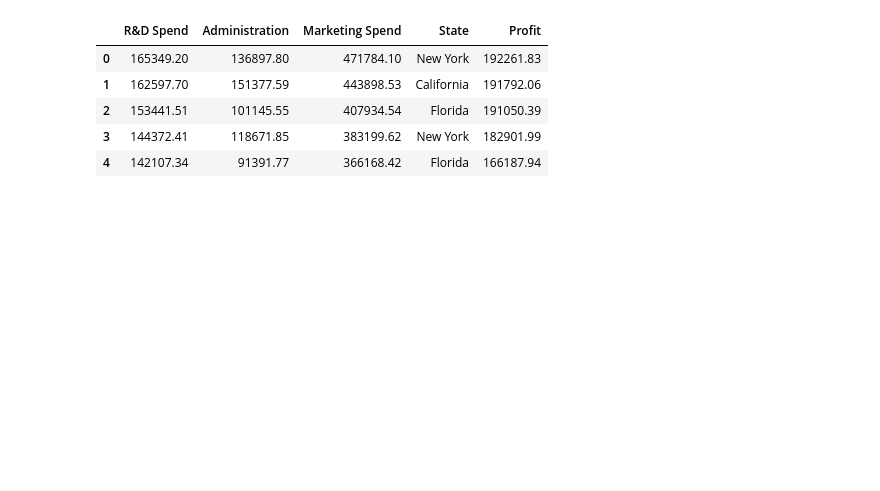
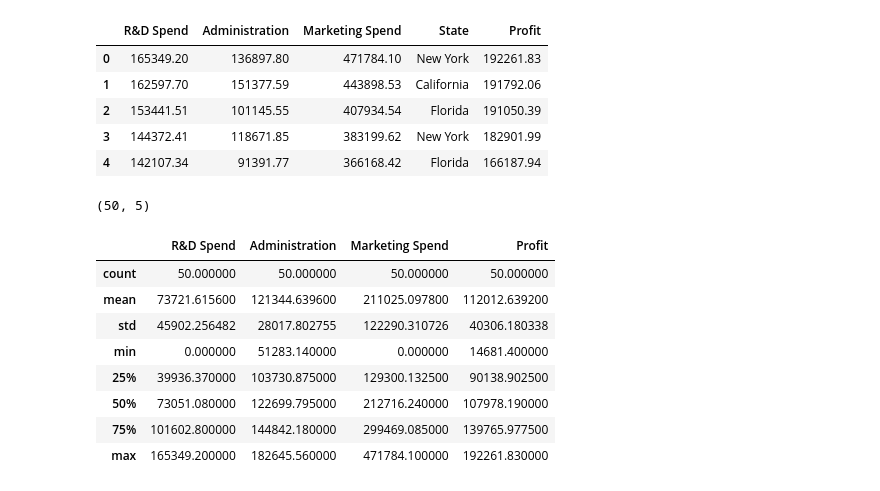
Before and after one commit to TKQhena/50_Startups_Regression-MLG_Assingment3-, a Jupyter notebook: MLG_Assingment_3(Start_UP).ipynb, the cells around one changed output. Cells and saved outputs as stored; diff of their text form; code cells hidden in the pictures; blank space fills up the shorter version.

```diff
--- a/MLG_Assingment_3(Start_UP).ipynb
+++ b/MLG_Assingment_3(Start_UP).ipynb
@@ -29,3 +29,19 @@ startupsdf.head()
 | 2 | 153441.51 | 101145.55 | 407934.54 | Florida | 191050.39 |
 | 3 | 144372.41 | 118671.85 | 383199.62 | New York | 182901.99 |
 | 4 | 142107.34 | 91391.77 | 366168.42 | Florida | 166187.94 |
+# %%
+startupsdf.shape
+# %% [output]
+(50, 5)
+# %%
+startupsdf.describe()
+# %% [output]
+|  | R&D Spend | Administration | Marketing Spend | Profit |
+| count | 50.000000 | 50.000000 | 50.000000 | 50.000000 |
+| mean | 73721.615600 | 121344.639600 | 211025.097800 | 112012.639200 |
+| std | 45902.256482 | 28017.802755 | 122290.310726 | 40306.180338 |
+| min | 0.000000 | 51283.140000 | 0.000000 | 14681.400000 |
+| 25% | 39936.370000 | 103730.875000 | 129300.132500 | 90138.902500 |
+| 50% | 73051.080000 | 122699.795000 | 212716.240000 | 107978.190000 |
+| 75% | 101602.800000 | 144842.180000 | 299469.085000 | 139765.977500 |
+| max | 165349.200000 | 182645.560000 | 471784.100000 | 192261.830000 |
```
Also changed, not shown: parts of 2 cells of this notebook.
